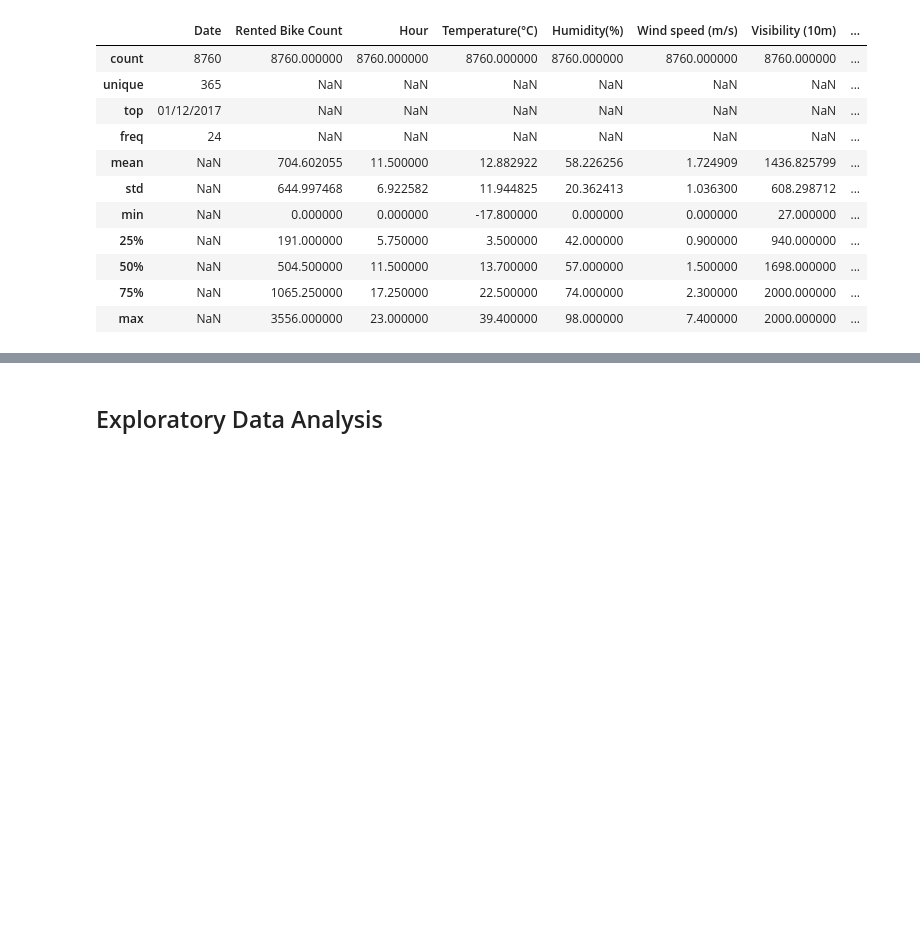
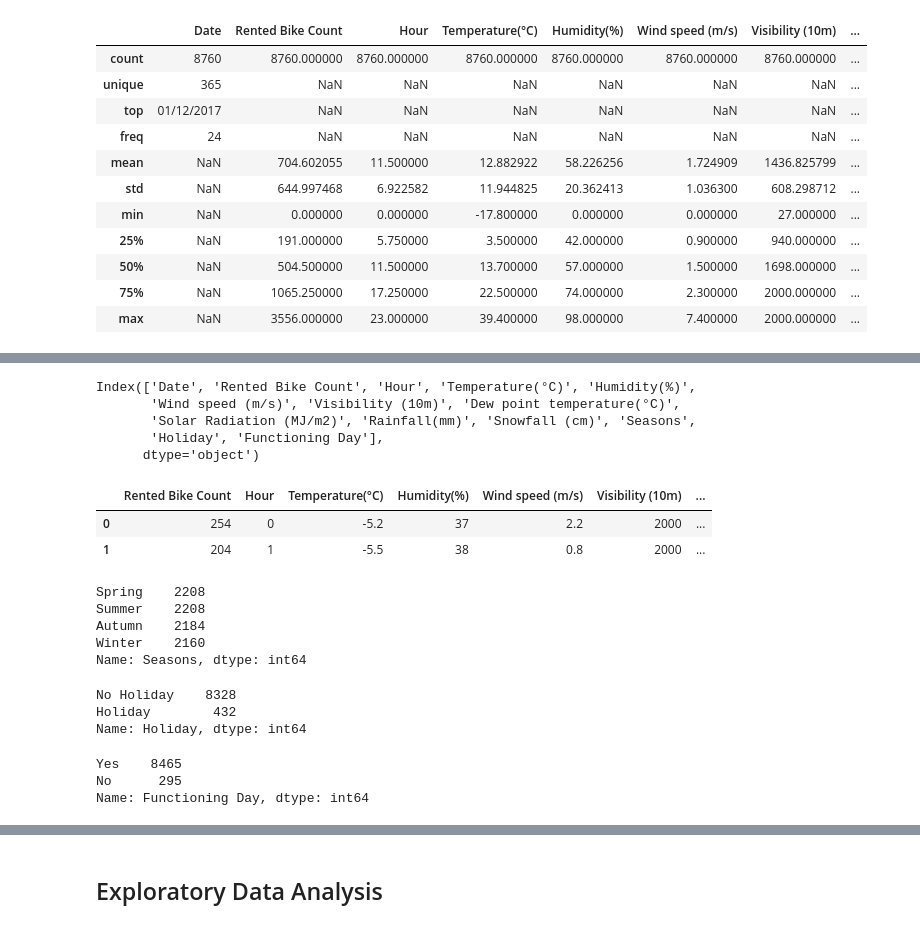
Before and after one commit to KK-Niraj/Seoul-Bike-Sharing-Demand-Prediction, a Jupyter notebook: Bike_Sharing_Demand_Prediction_Capstone_Project.ipynb, the cells around one changed output, grey strips where cells are left out. Drawn from its saved outputs; the diff is of its cells as text; code cells hidden in the pictures; blank space fills up the shorter version.

```diff
--- a/Bike_Sharing_Demand_Prediction_Capstone_Project.ipynb
+++ b/Bike_Sharing_Demand_Prediction_Capstone_Project.ipynb
@@ -133,0 +141,9 @@ dtype: int64
+# %%
+# Check columns
+dataset.columns
+# %% [output]
+Index(['Date', 'Rented Bike Count', 'Hour', 'Temperature(°C)', 'Humidity(%)',
+       'Wind speed (m/s)', 'Visibility (10m)', 'Dew point temperature(°C)',
+       'Solar Radiation (MJ/m2)', 'Rainfall(mm)', 'Snowfall (cm)', 'Seasons',
+       'Holiday', 'Functioning Day'],
+      dtype='object')
@@ -133,0 +164,30 @@ dtype: int64
+# %%
+# check the Newly Created columns
+dataset.head(2)
+# %% [output]
+|  | Rented Bike Count | Hour | Temperature(°C) | Humidity(%) | Wind speed (m/s) | Visibility (10m) | ... |
+| 0 | 254 | 0 | -5.2 | 37 | 2.2 | 2000 | ... |
+| 1 | 204 | 1 | -5.5 | 38 | 0.8 | 2000 | ... |
+# %%
+#Get distinct categories counts forSeasons categories
+dataset['Seasons'].value_counts()
+# %% [output]
+Spring    2208
+Summer    2208
+Autumn    2184
+Winter    2160
+Name: Seasons, dtype: int64
+# %%
+#Get distinct categories counts for Holiday categories
+dataset['Holiday'].value_counts()
+# %% [output]
+No Holiday    8328
+Holiday        432
+Name: Holiday, dtype: int64
+# %%
+#Get distinct categories counts for Functioning_Day categories
+dataset['Functioning Day'].value_counts()
+# %% [output]
+Yes    8465
+No      295
+Name: Functioning Day, dtype: int64
```
Also changed, not shown: parts of 24 cells of this notebook.
